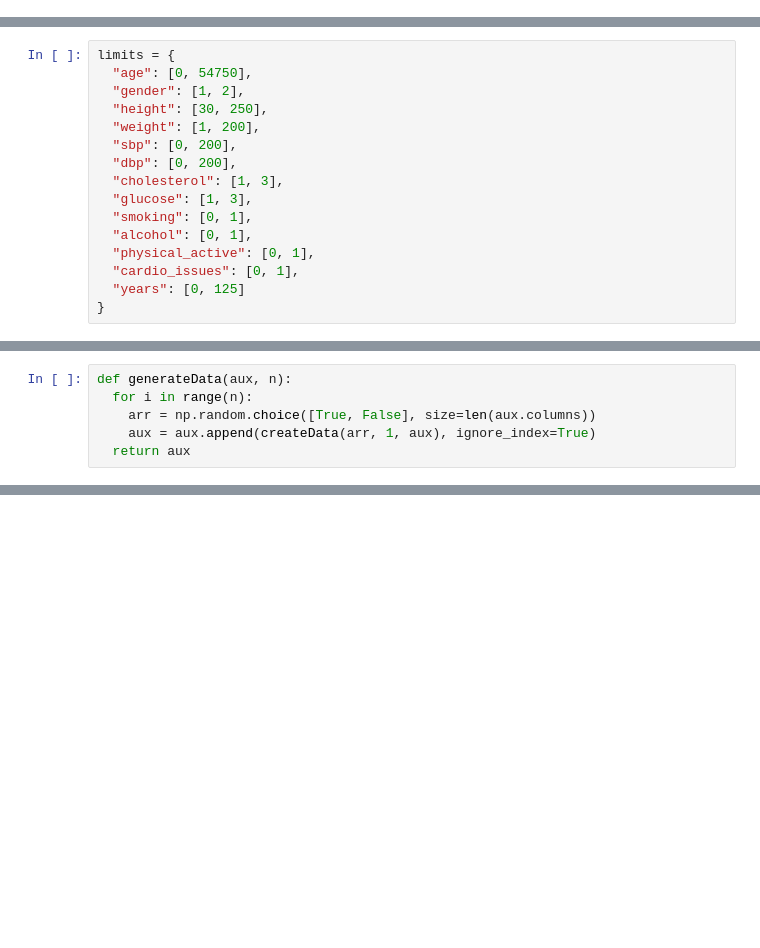
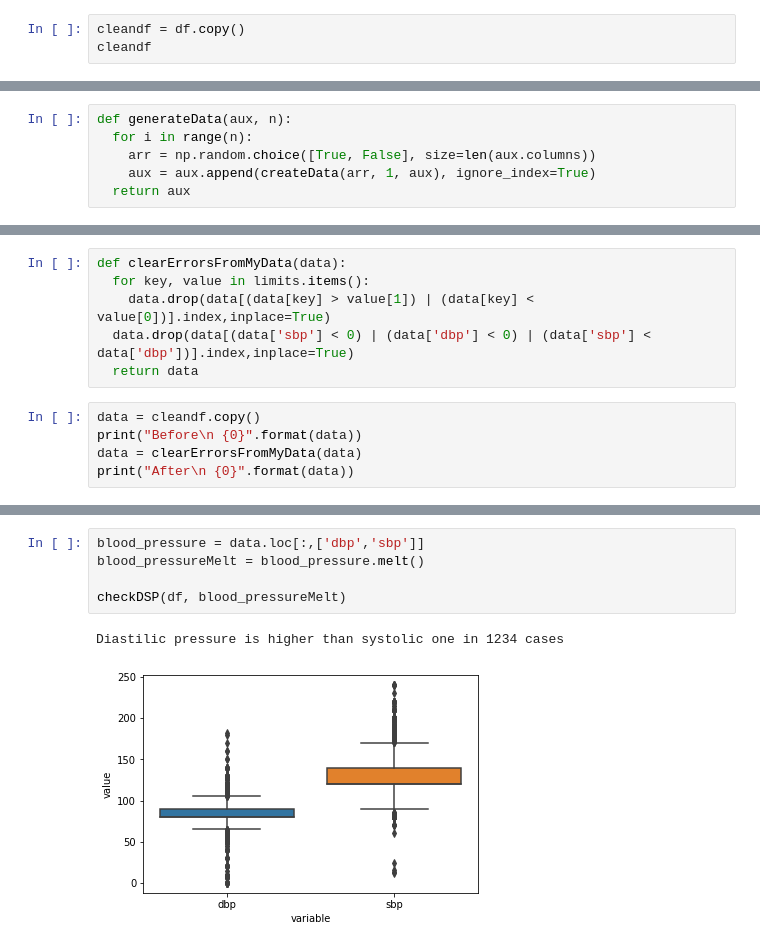
Before and after one commit to bojiix/RAM-OSI-BAN-AI, a Jupyter notebook: ErrorFilterAndOthers.ipynb, the cells around one changed output, grey strips where cells are left out. Cells and saved outputs as stored; diff of their text form; blank space fills up the shorter version.

```diff
--- a/ErrorFilterAndOthers.ipynb
+++ b/ErrorFilterAndOthers.ipynb
@@ -399,0 +479,3 @@ df.describe() # calculeaza count, mean, ... max pentru toate datele
+# %%
+cleandf = df.copy()
+cleandf
@@ -429,22 +515,6 @@ def generateArray(cond, num, lims, d_var):
           arr[i] = float('NaN') if random.choice([True, False]) == True else arr[i]
 
   return arr
-# %%
-limits = {
-  "age": [0, 54750],
-  "gender": [1, 2],
-  "height": [30, 250],
-  "weight": [1, 200],
-  "sbp": [0, 200],
-  "dbp": [0, 200],
-  "cholesterol": [1, 3],
-  "glucose": [1, 3],
-  "smoking": [0, 1],
-  "alcohol": [0, 1],
-  "physical_active": [0, 1],
-  "cardio_issues": [0, 1],
-  "years": [0, 125]
-}
 # %%
 def createData(assign_vec, num, aux):
   obj = {
@@ -506,0 +579,11 @@ aux
+# %%
+def clearErrorsFromMyData(data):
+  for key, value in limits.items():
+    data.drop(data[(data[key] > value[1]) | (data[key] < value[0])].index,inplace=True)
+  data.drop(data[(data['sbp'] < 0) | (data['dbp'] < 0) | (data['sbp'] < data['dbp'])].index,inplace=True)
+  return data
+# %%
+data = cleandf.copy()
+print("Before\n {0}".format(data))
+data = clearErrorsFromMyData(data)
+print("After\n {0}".format(data))
@@ -506,0 +624,8 @@ aux
+# %%
+blood_pressure = data.loc[:,['dbp','sbp']]
+blood_pressureMelt = blood_pressure.melt()
+
+checkDSP(df, blood_pressureMelt)
+# %% [output]
+Diastilic pressure is higher than systolic one in 1234 cases
+[figure, added]
```
Also changed, not shown: parts of 18 cells of this notebook.
